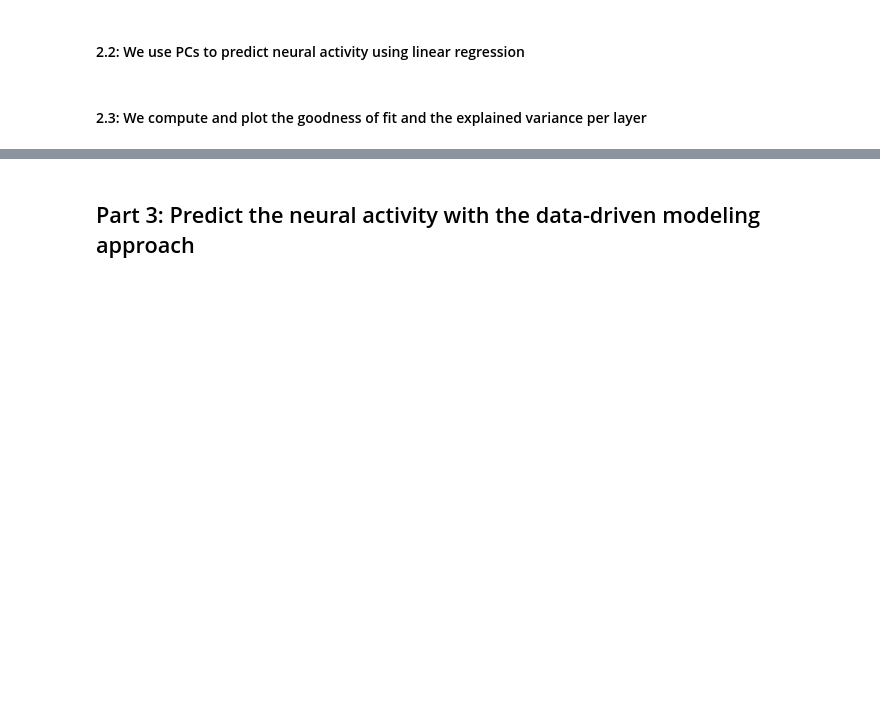
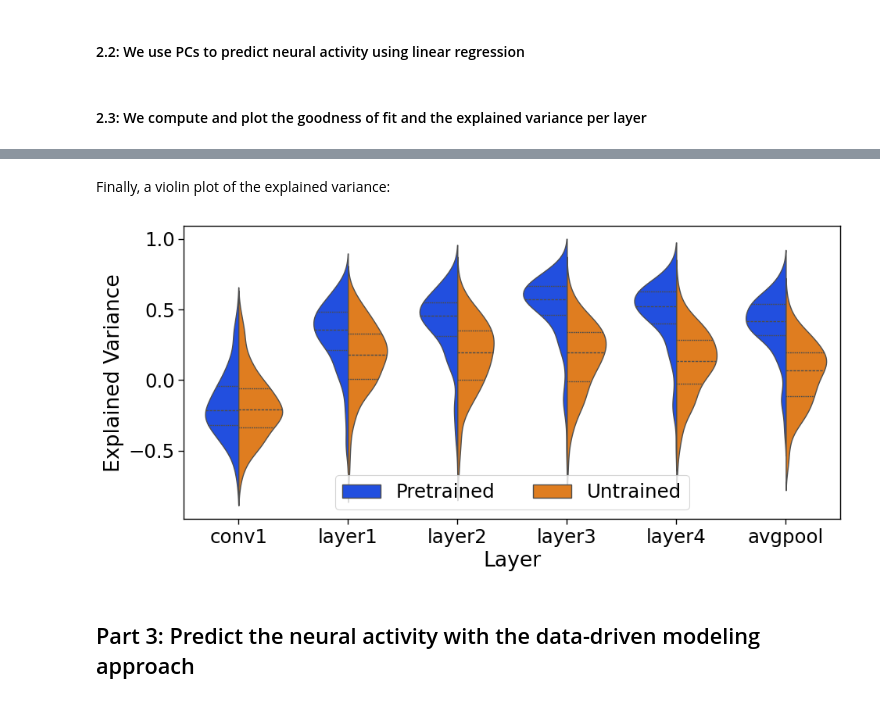
Before and after one commit to louise-montlahuc/nx414_team1, a Jupyter notebook: submission.ipynb, the cells around one changed output, grey strips where cells are left out. Drawn from its saved outputs; the diff is of its cells as text; code cells hidden in the pictures; blank space fills up the shorter version.

```diff
--- a/submission.ipynb
+++ b/submission.ipynb
@@ -281,6 +284,8 @@ ridge_highreg = Ridge(alpha=100.0)
 
 # Flatten the images into a 2D array (n_stimulus, n_channels * img_size * img_size)
 stim_train = stimulus_train.reshape(stimulus_train.shape[0], -1)
+scaler = StandardScaler()
+stim_train = scaler.fit_transform(stim_train)
 
 linreg.fit(stim_train, spikes_train)
 ridge.fit(stim_train, spikes_train)
@@ -296,6 +301,7 @@ print('Ridge regression score on training data: ', ridge_score_train)
 print('Ridge regression score with high regularization on training data: ', ridge_highreg_score_train)
 
 stim_val = stimulus_val.reshape(stimulus_val.shape[0], -1)
+stim_val = scaler.transform(stim_val)
 
 # Evaluate the models on the validation data (R^2 score)
 linreg_score_val = linreg.score(stim_val, spikes_val)
@@ -578,3 +657,28 @@ Ridge regression score with high regularization on training data:  0.44488552212
+# %% [markdown]
+Finally, a violin plot of the explained variance:
+# %%
+sns.set_context("paper", font_scale=2)
+
+# Prepare data
+data = []
+for layer in layers:
+    for val in pretrained_expl_vars[layer]:
+        data.append({'Layer': layer, 'Explained Variance': val, 'Model': 'Pretrained'})
+    for val in untrained_expl_vars[layer]:
+        data.append({'Layer': layer, 'Explained Variance': val, 'Model': 'Untrained'})
+
+df = pd.DataFrame(data)
+
+# Violin plot
+plt.figure(figsize=(10, 5))
+sns.violinplot(x='Layer', y='Explained Variance', hue='Model', data=df, split=True, inner='quart', palette='bright')
+plt.legend(loc='lower center', ncol=2)
+# plt.title('Distribution Drift of Explained Variance per Layer')
+plt.tight_layout()
+plt.savefig('drift_violin_plot.png', bbox_inches='tight')
+plt.show()
+# %% [output]
+[figure, added]
 # %% [markdown]
 ## Part 3: Predict the neural activity with the data-driven modeling approach
 # %%
```
Also changed, not shown: parts of 20 cells of this notebook.
